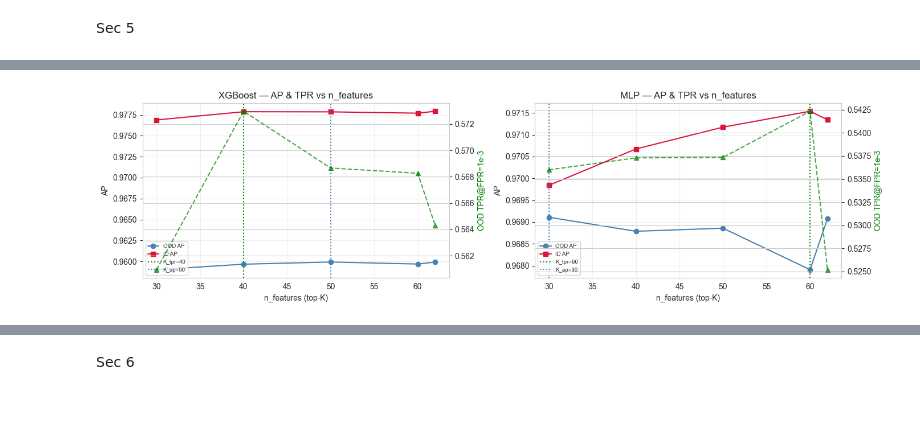
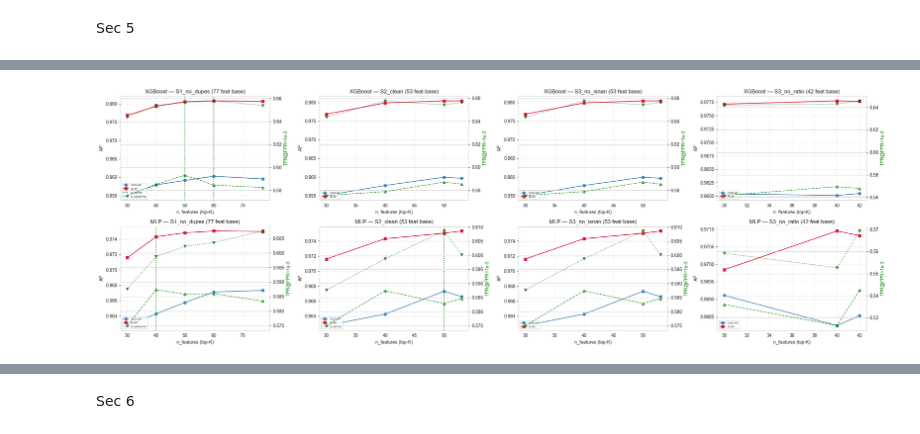
Before and after one commit to neygenius/Ld-DGAd-classificator, a Jupyter notebook: models_optimization.ipynb, the cells around one changed output, grey strips where cells are left out. Cells and saved outputs as stored; diff of their text form; code cells hidden in the pictures; blank space fills up the shorter version.

```diff
--- a/models_optimization.ipynb
+++ b/models_optimization.ipynb
@@ -469,11 +476,15 @@ def convergence_diagnostic(name, feature_list, max_epochs=80, patience=8, tol=5e
         aps.append(float(average_precision_score(y_val, p)))
 
         if epoch < 10 or (epoch + 1) % 5 == 0:
-            print(f"  epoch {epoch+1:3d} | loss={losses[-1]:.4f} | val_ap={aps[-1]:.4f}")
+            print(
+                f"  epoch {epoch + 1:3d} | loss={losses[-1]:.4f} | val_ap={aps[-1]:.4f}"
+            )
 
         if epoch >= patience and (max(aps[-patience:]) - max(aps[:-patience])) < tol:
             stopped_reason = "plateau"
-            print(f"  epoch {epoch+1:3d} | loss={losses[-1]:.4f} | val_ap={aps[-1]:.4f} | stopped")
+            print(
+                f"  epoch {epoch + 1:3d} | loss={losses[-1]:.4f} | val_ap={aps[-1]:.4f} | stopped"
+            )
             break
 
     ap_30 = aps[min(29, len(aps) - 1)]
@@ -494,7 +505,9 @@ def convergence_diagnostic(name, feature_list, max_epochs=80, patience=8, tol=5e
 diag_mlp = convergence_diagnostic("MLP", PRETRAINED_FEAT, max_epochs=80)
 
 with open(PATHS["models_dir"] / "convergence_mlp.json", "w") as f:
-    json.dump({k: v for k, v in diag_mlp.items() if k not in ("aps", "losses")}, f, indent=2)
+    json.dump(
+        {k: v for k, v in diag_mlp.items() if k not in ("aps", "losses")}, f, indent=2
+    )
 # %% [output]
   epoch   1 | loss=0.2868 | val_ap=0.9585
   epoch   2 | loss=0.2392 | val_ap=0.9643
@@ -1021,14 +1052,13 @@ stage_results["S0_baseline"] = {
 
 drop_dupes = set()
 for a, b, _ in high_corr_pairs:
-    ra = feature_summary.loc[a, "mean_rank"]; rb = feature_summary.loc[b, "mean_rank"]
+    ra = feature_summary.loc[a, "mean_rank"]
+    rb = feature_summary.loc[b, "mean_rank"]
     drop_dupes.add(b if ra < rb else a)
 feats_s1 = [c for c in PRETRAINED_FEAT if c not in drop_dupes]
 stage_results["S1_no_dupes"] = evaluate_feature_set(feats_s1, "S1_no_dupes")
 
-clusters_095 = clusters_at[0.95]
-feats_s2 = build_feats_reduced(feats_s1, feature_summary, top_pct=0.30,
-                                protect_clusters=clusters_095)
+feats_s2 = build_feats_reduced(feats_s1, feature_summary, top_pct=0.30)
 stage_results["S2_top70pct"] = evaluate_feature_set(feats_s2, "S2_top70pct")
 
 FEATURE_GROUPS = {
@@ -1392,26 +1523,62 @@ optimized_features: {'XGBoost': 40, 'MLP': 60}
 # %%
-fig, axes = plt.subplots(1, len(selected_models), figsize=(7 * len(selected_models), 4))
-if len(selected_models) == 1: axes = [axes]
-for ax, name in zip(axes, selected_models):
-    sub = ksweep_df.loc[name]
-    ax.plot(sub.index, sub["ood_ap"], marker="o", color="steelblue", label="OOD AP")
-    ax.plot(sub.index, sub["id_ap"],  marker="s", color="crimson", label="ID AP")
-    ax2 = ax.twinx()
-    ax2.plot(sub.index, sub["ood_tpr@1e-3"], marker="^", linestyle="--",
-             color="green", alpha=0.7, label="OOD TPR@FPR=1e-3")
-    ax2.set_ylabel("OOD TPR@FPR=1e-3", color="green")
-    ax.axvline(best_k[name]["k_tpr"], color="green", ls=":",
-               label=f"K_tpr={best_k[name]['k_tpr']}")
-    ax.axvline(best_k[name]["k_ap"],  color="steelblue", ls=":",
-               label=f"K_ap={best_k[name]['k_ap']}")
-    ax.set_title(f"{name} — AP & TPR vs n_features")
-    ax.set_xlabel("n_features (top-K)"); ax.set_ylabel("AP")
-    ax.legend(loc="lower left", fontsize=7); ax.grid(alpha=0.3)
+_fig, axes = plt.subplots(
+    len(selected_models),
+    len(K_SWEEP_BASES),
+    figsize=(6 * len(K_SWEEP_BASES), 4 * len(selected_models)),
+    squeeze=False,
+)
+for i, name in enumerate(selected_models):
+    for j, base_label in enumerate(K_SWEEP_BASES):
+        ax = axes[i, j]
+        sub = ksweep_df.loc[(name, base_label)]
+        ax.plot(sub.index, sub["ood_ap"], marker="o", color="steelblue", label="OOD AP")
+        ax.plot(sub.index, sub["id_ap"], marker="s", color="crimson", label="ID AP")
+        ax2 = ax.twinx()
+        ax2.plot(
+            sub.index,
+            sub["ood_tpr@1e-3"],
+            marker="^",
+            ls="--",
+            color="green",
+            alpha=0.7,
+            label="OOD TPR@1e-3",
+        )
+        ax2.plot(
+            sub.index,
+            sub["val_tpr@1e-3"],
+            marker="v",
+            ls=":",
+            color="darkgreen",
+            alpha=0.7,
+            label="Val TPR@1e-3",
+        )
+        ax2.set_ylabel("TPR@FPR=1e-3", color="green")
+        k_v = (
+            best_k[name]["tpr_val"]["k"]
+            if best_k[name]["tpr_val"]["base"] == base_label
+            else None
+        )
+        k_o = (
+            best_k[name]["tpr_oracle"]["k"]
+            if best_k[name]["tpr_oracle"]["base"] == base_label
+            else None
+        )
+        if k_v:
+            ax.axvline(k_v, color="darkgreen", ls=":", label=f"K_val={k_v}")
+        if k_o:
+            ax.axvline(k_o, color="green", ls=":", label=f"K_oracle={k_o}")
+        ax.set_title(
+            f"{name} — {base_label} ({len(K_SWEEP_BASES[base_label])} feat base)"
+        )
+        ax.set_xlabel("n_features (top-K)")
+        ax.set_ylabel("AP")
+        ax.legend(loc="lower left", fontsize=6)
+        ax.grid(alpha=0.3)
 plt.tight_layout()
 plt.savefig(PATHS["plots_dir"] / "ksweep.png", dpi=140)
 plt.show()
 # %% [output]
-[figure, old version]
+[figure, new version]
 # %%
 stage_results["S4_bestk"] = {
     "label": "S4_bestk",
```
Also changed, not shown: parts of 21 cells of this notebook, 8 other files.
